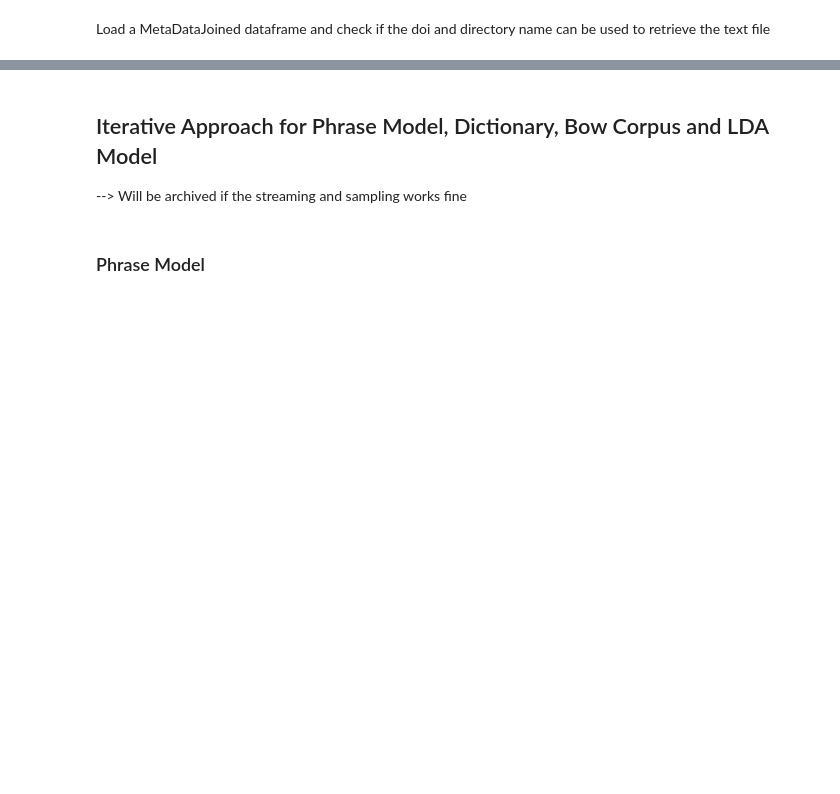
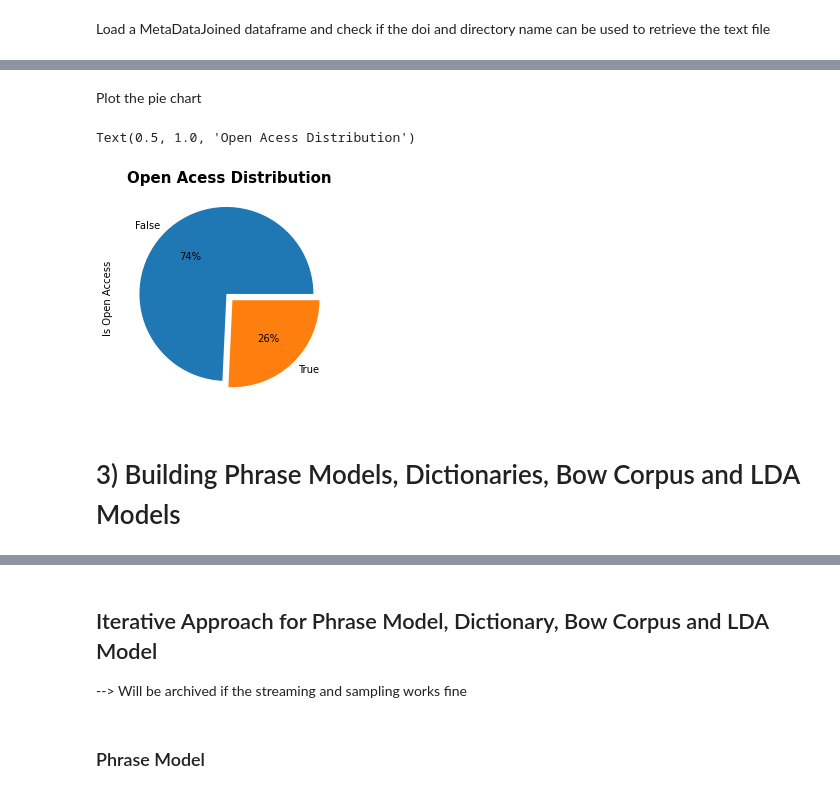
Before and after one commit to SciViewer/SciView, a Jupyter notebook: SciView.ipynb, the cells around one changed output, grey strips where cells are left out. Cells and saved outputs as stored; diff of their text form; code cells hidden in the pictures; blank space fills up the shorter version.

```diff
--- a/SciView.ipynb
+++ b/SciView.ipynb
@@ -691,0 +914,3 @@ fig.show()
+# %%
+oaDd=SciViewDf["is_oa"].value_counts().to_frame().reset_index()
+oaDf=oaDd.compute()
@@ -691,0 +927,12 @@ fig.show()
+# %% [markdown]
+Plot the pie chart
+# %%
+# Define the ratio of gap of each fragment in a tuple
+explode = (0.05, 0.05)
+ax=oaDf.groupby(['is_oa']).sum().plot(kind='pie',y="Is Open Access", autopct='%1.0f%%', explode =explode, legend=False)
+ax.set_title('Open Acess Distribution', fontdict={'fontsize': 15, 'fontweight': 'bold'})
+# %% [output]
+Text(0.5, 1.0, 'Open Acess Distribution')
+[figure, added]
+# %% [markdown]
+# 3) Building Phrase Models, Dictionaries, Bow Corpus and LDA Models
```
Also changed, not shown: parts of 111 cells of this notebook, 9 other files.
